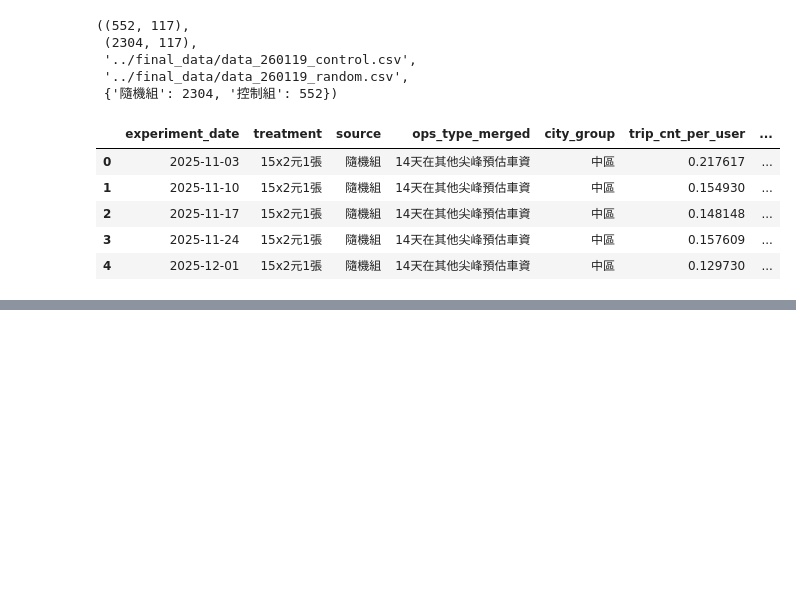
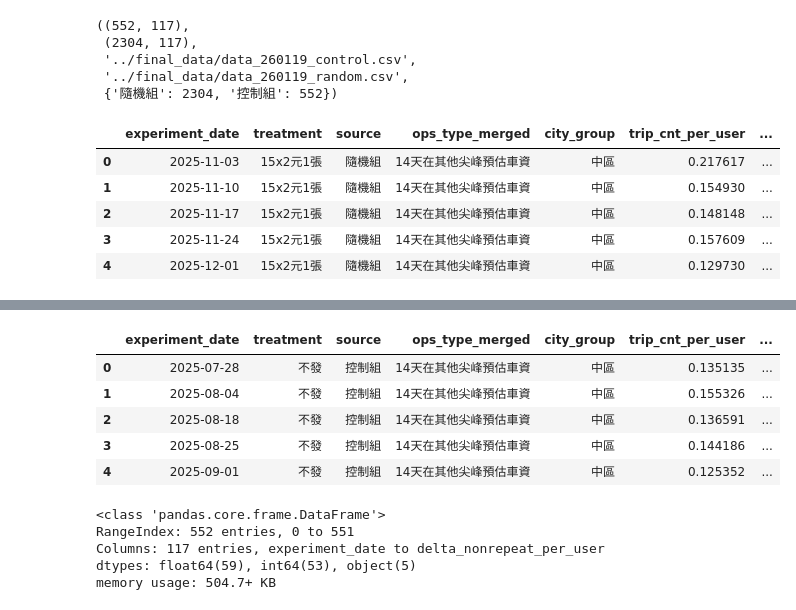
Before and after one commit to shawn921011/2026winter_project, a Jupyter notebook: cleaning/final_cleaning_v3.ipynb, the cells around one changed output, grey strips where cells are left out. Drawn from its saved outputs; the diff is of its cells as text; code cells hidden in the pictures; blank space fills up the shorter version.

Commit message:
add control prediction

```diff
--- a/cleaning/final_cleaning_v3.ipynb
+++ b/cleaning/final_cleaning_v3.ipynb
@@ -48,3 +48,25 @@ df.describe()
 | 50% | 0.091650 | 0.125000 | 5.327876 | 0.017857 | 0.000000 | ... |
 | 75% | 0.153846 | 0.206549 | 6.073620 | 0.339286 | 0.029762 | ... |
 | max | 0.531250 | 0.651741 | 7.727976 | 0.938776 | 0.964286 | ... |
+# %%
+import pandas as pd
+
+df_c = pd.read_csv("../final_data/data_260119_control.csv")
+
+pd.set_option("display.max_columns", None)
+df_c.head()
+# %% [output]
+|  | experiment_date | treatment | source | ops_type_merged | city_group | trip_cnt_per_user | ... |
+| 0 | 2025-07-28 | 不發 | 控制組 | 14天在其他尖峰預估車資 | 中區 | 0.135135 | ... |
+| 1 | 2025-08-04 | 不發 | 控制組 | 14天在其他尖峰預估車資 | 中區 | 0.155326 | ... |
+| 2 | 2025-08-18 | 不發 | 控制組 | 14天在其他尖峰預估車資 | 中區 | 0.136591 | ... |
+| 3 | 2025-08-25 | 不發 | 控制組 | 14天在其他尖峰預估車資 | 中區 | 0.144186 | ... |
+| 4 | 2025-09-01 | 不發 | 控制組 | 14天在其他尖峰預估車資 | 中區 | 0.125352 | ... |
+# %%
+df_c.info()
+# %% [output]
+<class 'pandas.core.frame.DataFrame'>
+RangeIndex: 552 entries, 0 to 551
+Columns: 117 entries, experiment_date to delta_nonrepeat_per_user
+dtypes: float64(59), int64(53), object(5)
+memory usage: 504.7+ KB
```
Also changed, not shown: 41 other files.
